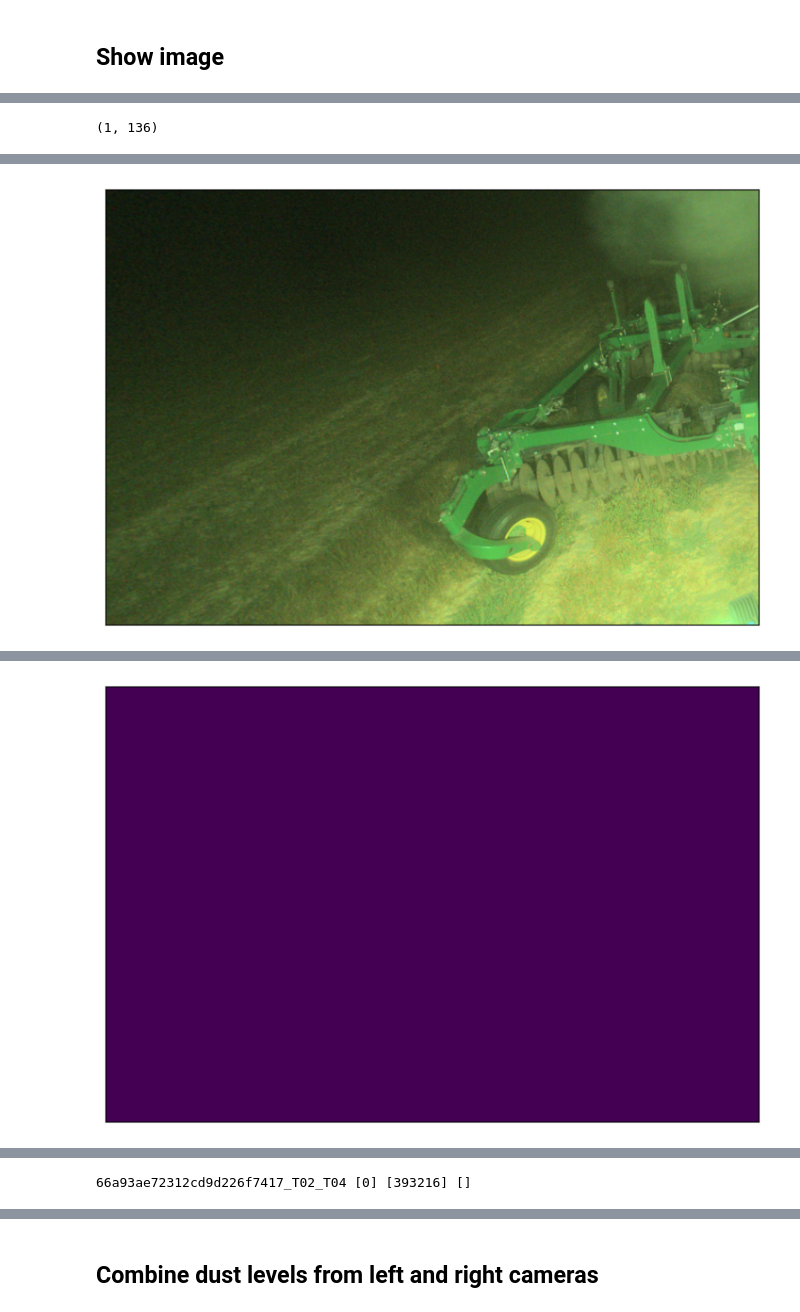
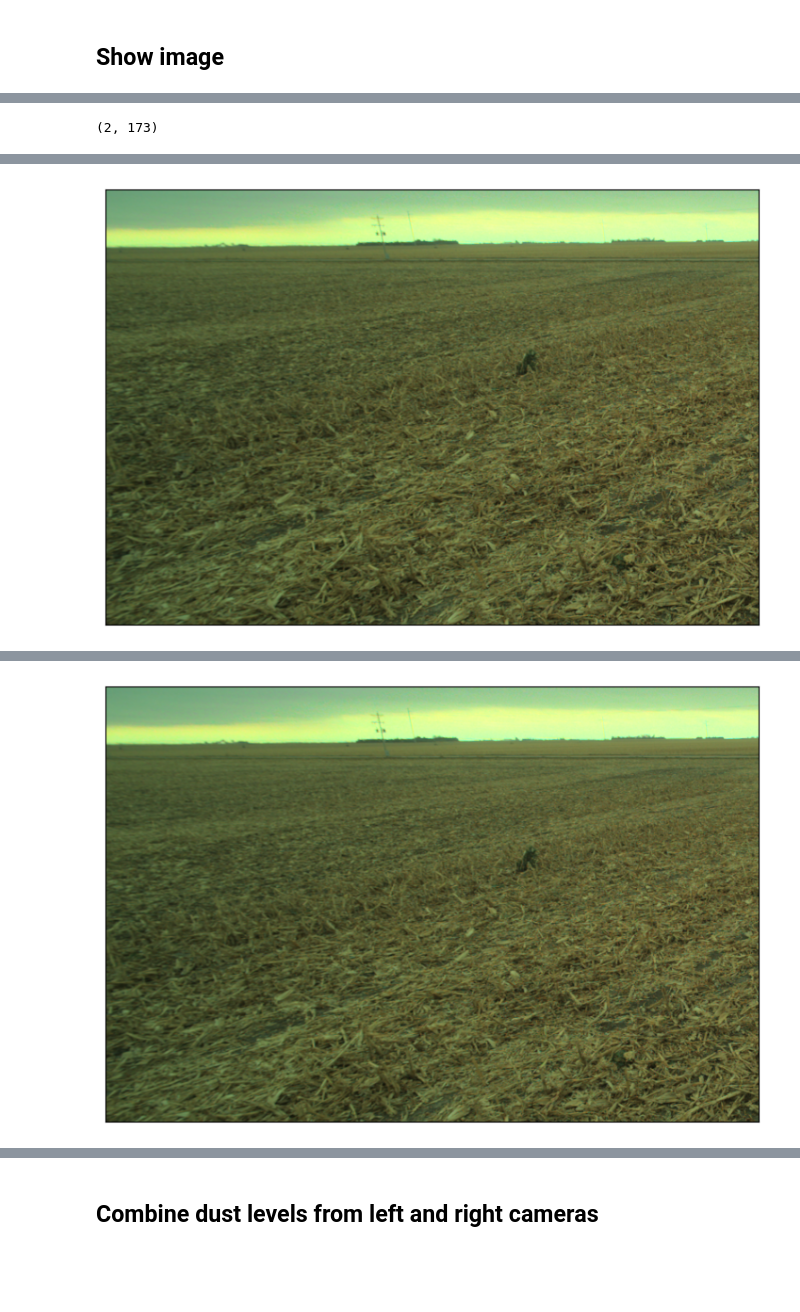
Before and after one commit to liyubrt/notebooks, a Jupyter notebook: check_label.ipynb, the cells around one changed output, grey strips where cells are left out. Cells and saved outputs as stored; diff of their text form; code cells hidden in the pictures; blank space fills up the shorter version.

```diff
--- a/check_label.ipynb
+++ b/check_label.ipynb
@@ -21,13 +21,13 @@ from utils import normalize_image, get_sequences, plot_image, plot_images
 # %%
 # root_dir = '/data/jupiter/li.yu/data'
 # root_dir = '/data/jupiter/datasets/'
-root_dir = '/data2/jupiter/datasets/'
-# root_dir = '/data3/jupiter/datasets/'
+# root_dir = '/data2/jupiter/datasets/'
+root_dir = '/data3/jupiter/datasets/'
 # dataset = 'halo_rgb_stereo_train_v11_4'
-dataset = 'dust_datasets/halo_human_in_dust_night_v3'
+# dataset = 'dust_datasets/halo_human_in_dust_night_v3'
 # dataset = 'productivity_datasets/productivity_set_general_080124_v0.3'
 # dataset = 'humans/on_path_aft/on_path_aft_humans_day_2024_rev2_v16'
-# dataset = 'large_datasets/halo_data_pool_pt0_2023_month050607'
+dataset = 'model_positive/halo_human_w_corn_stubble_0812_oct'
 # csv = os.path.join(root_dir, dataset, 'annotations.csv')
 csv = os.path.join(root_dir, dataset, 'master_annotations.csv')
 # csv = os.path.join(root_dir, dataset, 'master_annotations_full_cleaned_rev1_train_human_test_rev1_stops_20241011_fresh_labels_bugfix_micro_22k_dust_drop_gc_combine.csv')
@@ -77,19 +76,19 @@ len(df.unique_id.unique()), len(df.id.unique()), df.rectified_stereo_output_heig
 # %%
-pred_dir = f'/data/jupiter/li.yu/exps/driveable_terrain_model/buildup_dust_v1_n_10k_rev2_iqhead_0903/{dataset}'
+pred_dir = f'/data/jupiter/li.yu/exps/driveable_terrain_model/kore_5_h/{dataset}'
 
-# # load seg prediction
-# pred_df = pd.read_csv(os.path.join(pred_dir, 'output.csv'))
+# load seg prediction
+pred_df = pd.read_csv(os.path.join(pred_dir, 'output.csv'))
+print(pred_df.shape)
+df = df.merge(pred_df.drop(columns=["id", "camera_location", "operation_time", "special_notes", "jdb_s3_path"]), on='unique_id')
+# pred_df['id'] = pred_df['unique_id']
+# df = df.merge(pred_df.drop(columns=["unique_id", "camera_location"]), on='id')
+print(df.shape)
+
+# # load dust prediction
+# # pred_df = pd.read_csv(os.path.join(pred_dir, 'dust_ratio.csv'))
+# pred_df = pd.read_csv(os.path.join(pred_dir, 'iq_head_output.csv'))
 # print(pred_df.shape)
-# df = df.merge(pred_df.drop(columns=["id", "camera_location"]), on='unique_id')
-# # pred_df['id'] = pred_df['unique_id']
-# # df = df.merge(pred_df.drop(columns=["unique_id", "camera_location"]), on='id')
+# # df = df.merge(pred_df.drop(columns=["id"]), on='unique_id')
+# df = df.merge(pred_df, on='unique_id')
 # print(df.shape)
-
-# load dust prediction
-# pred_df = pd.read_csv(os.path.join(pred_dir, 'dust_ratio.csv'))
-pred_df = pd.read_csv(os.path.join(pred_dir, 'iq_head_output.csv'))
-print(pred_df.shape)
-# df = df.merge(pred_df.drop(columns=["id"]), on='unique_id')
-df = df.merge(pred_df, on='unique_id')
-print(df.shape)
 # %% [output]
@@ -98,18 +104,18 @@ print(df.shape)
 # %%
-# df2 = df[df.result_state == 'false_positive']
+df2 = df[(df.result_state == 'false_positive') & (df.special_notes == 'weed spark said was human (8012 on 10/21 @3:53PM)')]
 # df2 = df[(df['n_pred_dust-debris_pixels'] > 0.1) & (df.operation_time == 'daytime')]
 # df2 = df[df['iq_head_prediction'] > 0]
 # df2 = df[(df.operation_time == 'dawn_dusk') & (df.collected_on > '2024-01-01')]
 # df2 = df[(df.camera_location == 'T13') & (df.camera_location_right == 'T15') & (df.collected_on.str.startswith('2024-07-30'))]
 # df2 = df[df.id == '653465e64db7d79afd0cd61d']
 # df2 = df[df.bag_name == 'loamy_799_0__10_21_2023-20_52_37']
-df2 = df[df.cluster_id == '0x12']
+# df2 = df[df.cluster_id == '0x12']
 df2.shape
 # %% [output]
-(1, 136)
+(2, 173)
 # %%
-sub_df = df.sample(2)
-show_image, show_label = True, True
+sub_df = df2.sample(2)
+show_image, show_label = True, False
 show_debayered_rgb, show_raw_label = False, False
 show_pred_result = False
 
@@ -161 +167 @@ for i, row in sub_df.iterrows():
-[figure, old version]
+[figure, new version]
@@ -163 +169 @@ for i, row in sub_df.iterrows():
-[figure, old version]
+[figure, new version]
@@ -166 +169,0 @@ for i, row in sub_df.iterrows():
-66a93ae72312cd9d226f7417_T02_T04 [0] [393216] []
```
Also changed, not shown: parts of 6 cells of this notebook, 3 other files.
